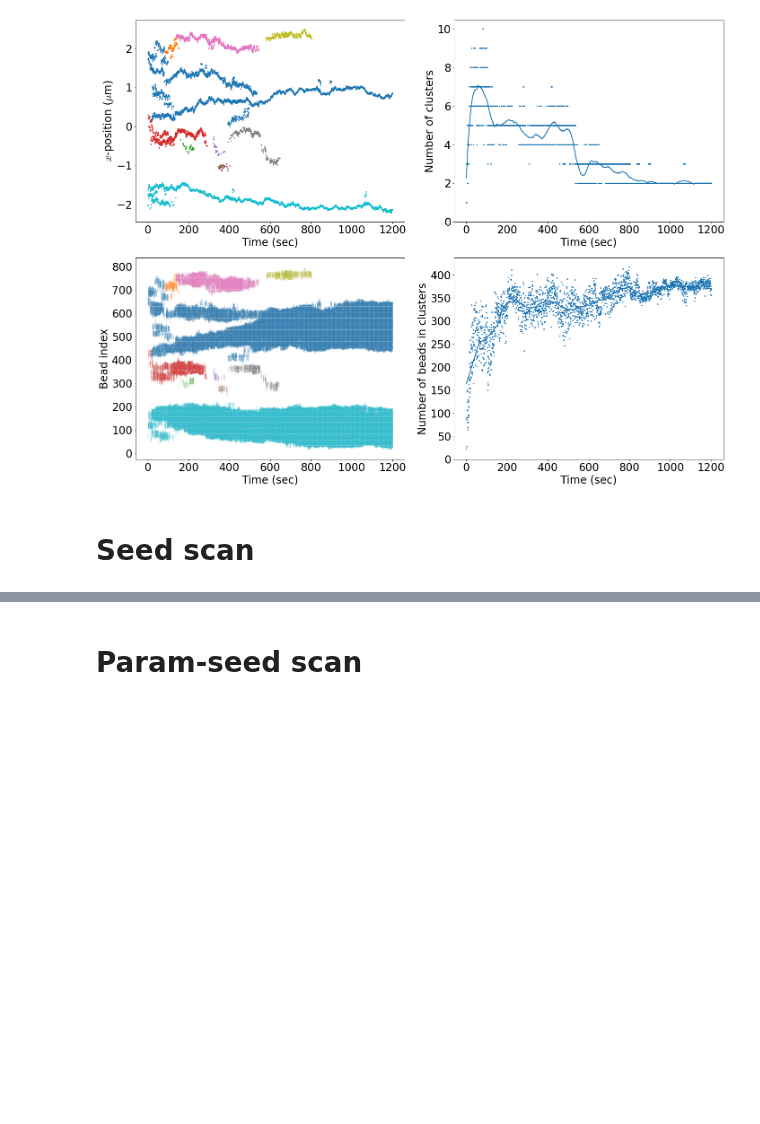
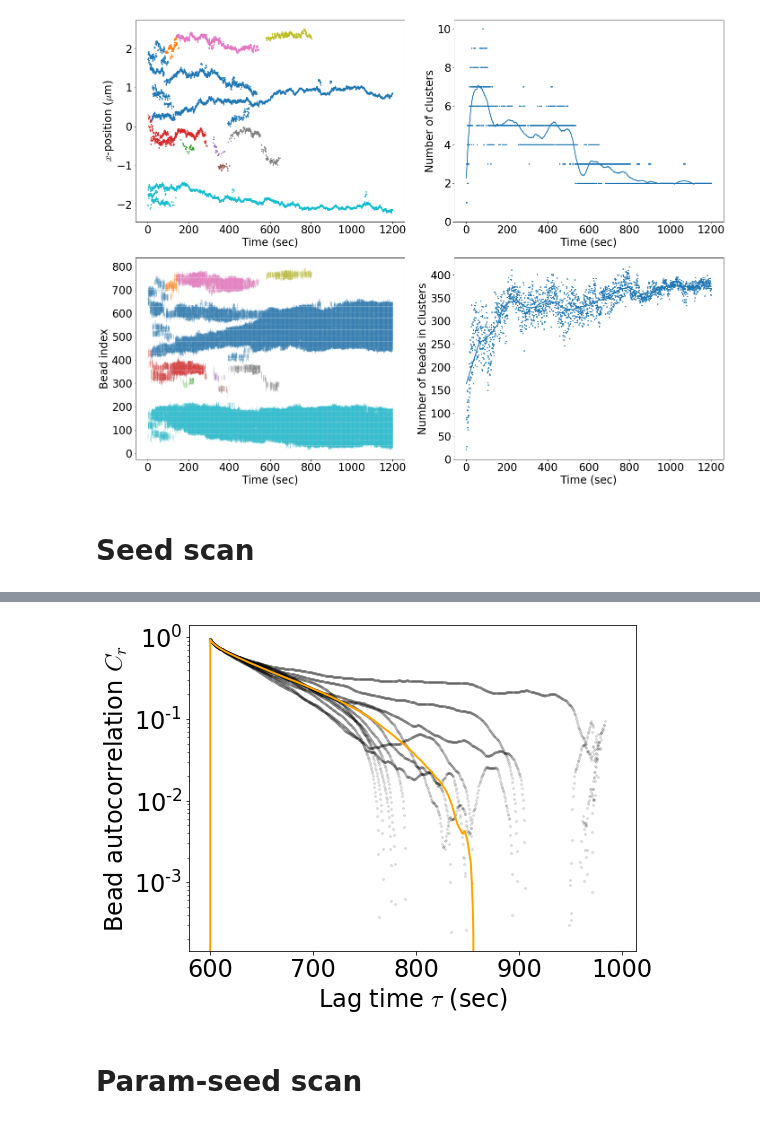
Before and after one commit to palladio11/aLENS_analysis, a Jupyter notebook: notebooks/15-Cluster_scan_graphing.ipynb, the cells around one changed output, grey strips where cells are left out. Saved outputs shown, nothing was run; the diff lists cells and outputs as text; code cells hidden in the pictures; blank space fills up the shorter version.

```diff
--- a/notebooks/15-Cluster_scan_graphing.ipynb
+++ b/notebooks/15-Cluster_scan_graphing.ipynb
@@ -32,6 +32,8 @@ import numpy as np
 from scipy.special import erf
 from scipy.integrate import quad
 from scipy.signal import savgol_filter
+import torch
+device = torch.device("cuda" if torch.cuda.is_available() else "cpu")
 
 # Visualization
 import matplotlib as mpl
@@ -104,6 +106,19 @@ def get_sd_scan_cluster_num_and_bead_lst(param_dir_path):
         sd_total_bead_lst += [num_cluster_beads_arr]
     # TODO Pad this array with empty values
     return time_arr, sd_cluster_num_lst, sd_total_bead_lst
+# %%
+def poly_autocorr(com_arr):
+    avg_rog = (aa.calc_rad_of_gyration(com_arr)).mean()
+    com_arr = torch.from_numpy(com_arr).to(device)
+    n = com_arr.shape[0]
+    Ttot = com_arr.shape[-1]
+    pol_com = com_arr.mean(axis=0)
+    autocorr = torch.zeros(Ttot, device=device)
+    for i in range(1,Ttot):
+        autocorr[i] = ((com_arr[:,:,i:] - pol_com[:,i:])*
+                                (com_arr[:,:,:-i] - pol_com[:,:-i])).sum()/((Ttot-i)*(avg_rog*avg_rog)*n)
+
+    return autocorr.cpu().numpy().tolist()
 # %% [markdown]
 # Single seeds
 # %%
@@ -492,3 +403,47 @@ TypeError: unsupported operand type(s) for /: 'list' and 'int'
+# %%
+data_path = (ceph_path /"22_aLc800_sticky_runs/22-08-12_aLchr1_scan6.4_line800_sticky55nm_eps1_5um_Ke5-200/simulations/Ke30")
+fig, axarr = plt.subplots(1,1, figsize=(8, 6))
+ss_ind = 1200
+end_ind = None
+start_bead = 0
+end_bead = None
+
+auto_corr_list = []
+try:
+    seed_paths = [path for path in data_path.glob('**/s*') if path.is_dir()]
+    assert seed_paths
+
+    for sp in seed_paths:
+        with h5py.File(next(sp.glob('analysis/raw*.h5')), 'r+') as h5_data:
+            time_arr = h5_data['time'][ss_ind:end_ind]
+
+            sy_dat = h5_data['raw_data/sylinders'][start_bead:end_bead,
+                                                :, ss_ind:end_ind]
+            com_arr = .5 * (sy_dat[:, 2:5, :] + sy_dat[:, 5:8, :])
+
+            auto_corr_list += [poly_autocorr(com_arr)]
+            _ = axarr.scatter(time_arr, auto_corr_list[-1], color='k',alpha=.1)
+
+    min_length = min([len(avg) for avg in auto_corr_list])
+    auto_corr_list = np.array([avg[:min_length] for avg in auto_corr_list])
+
+
+    _ = axarr.plot(time_arr[:min_length], np.array(auto_corr_list).mean(axis=0), color='orange')
+    _ = axarr.set_xlabel(r'Lag time $\tau$ (sec)')
+    _ = axarr.set_ylabel('Bead autocorrelation $C_r$')
+    # _ = axarr.set_yscale('log')
+    # _ = axarr[1].plot(time_arr, np.array(avg_total_bead).mean(axis=0), color='orange')
+
+    # _ = axarr[0].set_title('Number of clusters')
+    # _ = axarr[1].set_title('Total beads in clusters')
+
+    # _ = axarr[0].set_ylim(0)
+    # _ = axarr[1].set_ylim(0)
+
+except:
+    raise
+# %% [output]
+[figure, added]
 # %% [markdown]
 # Param-seed scan
 # %%
```
Also changed, not shown: parts of 10 cells of this notebook, 2 other files.
